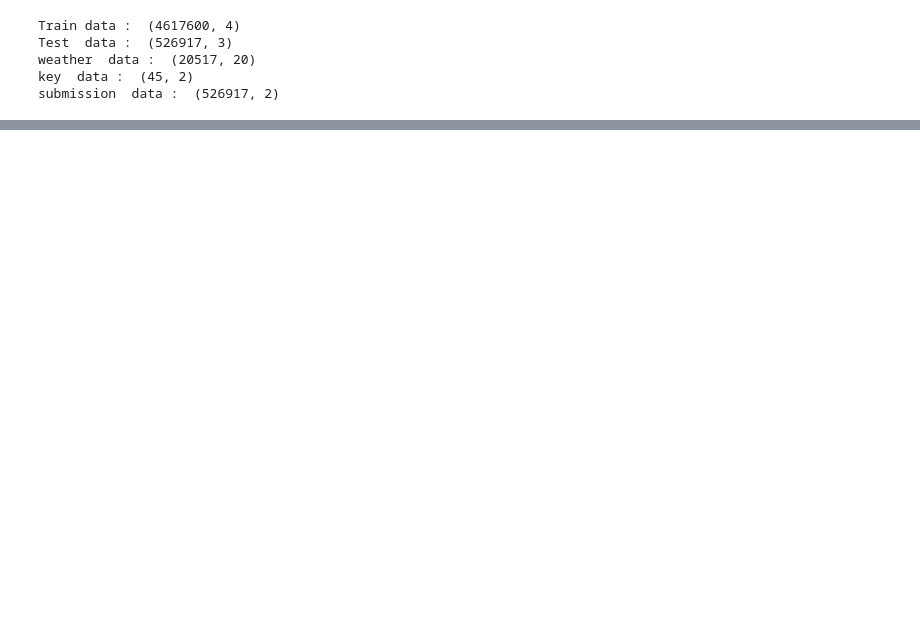
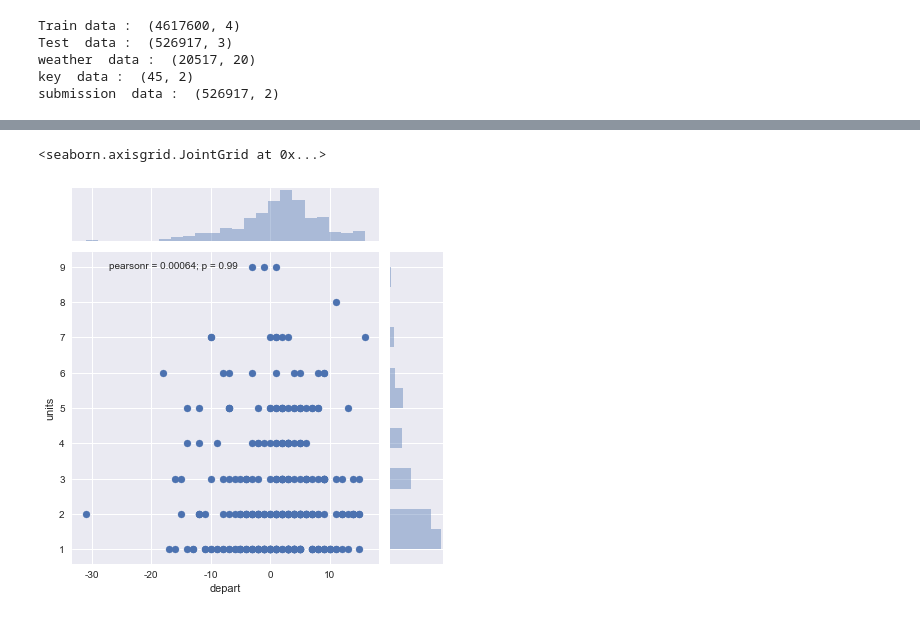
Before and after one commit to HyowonJang/LinearRegression, a Jupyter notebook: modeling_hyowon/Untitled.ipynb, the cells around one changed output, grey strips where cells are left out. Saved outputs shown, nothing was run; the diff lists cells and outputs as text; code cells hidden in the pictures; blank space fills up the shorter version.

```diff
--- a/modeling_hyowon/Untitled.ipynb
+++ b/modeling_hyowon/Untitled.ipynb
@@ -41,0 +269,3 @@ submission  data :  (526917, 2)
+# %%
+total_nonzero_item1 = total_nonzero[total_nonzero["item_nbr"]==1]
+total_nonzero_item1.tail()
@@ -41,0 +343,3 @@ submission  data :  (526917, 2)
+# %%
+total_nonzero_item1_1 = total_nonzero_item1[total_nonzero_item1["depart"]!="M"]
+total_nonzero_item1_1.tail()
@@ -41,0 +354,8 @@ submission  data :  (526917, 2)
+# %%
+total_nonzero_item1_1["depart"] = total_nonzero_item1_1["depart"].astype("int")
+# %%
+sns.set()
+sns.jointplot(x=total_nonzero_item1_1["depart"], y=total_nonzero_item1_1["units"])
+# %% [output]
+<seaborn.axisgrid.JointGrid at 0x...>
+[figure, added]
```
Also changed, not shown: parts of 60 cells of this notebook, 1 other file.
